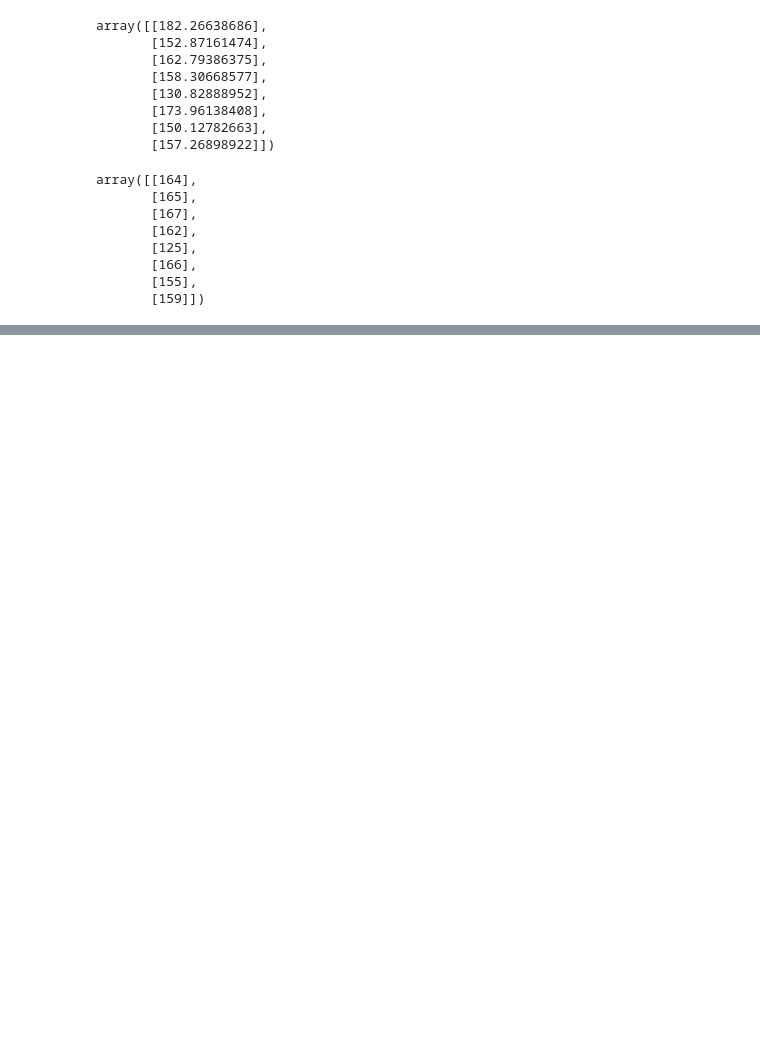
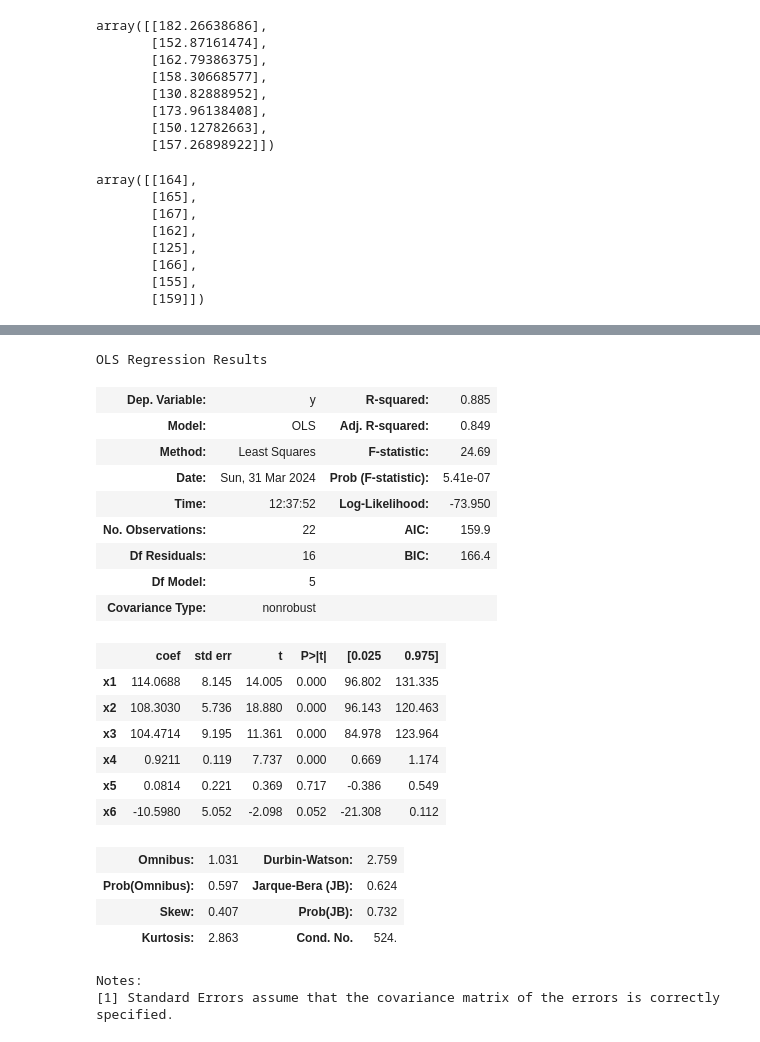
Before and after one commit to Efe-Eroglu/Machine-Learning-Tutorial, a Jupyter notebook: Label ve One Hot Encoder/Label&OneHotEncoder.ipynb, the cells around one changed output, grey strips where cells are left out. Saved outputs shown, nothing was run; the diff lists cells and outputs as text; code cells hidden in the pictures; blank space fills up the shorter version.

```diff
--- a/Label ve One Hot Encoder/Label&OneHotEncoder.ipynb
+++ b/Label ve One Hot Encoder/Label&OneHotEncoder.ipynb
@@ -417,0 +448,4 @@ array([[164],
+# %%
+X_l = veri.iloc[:,[0,1,2,3,4,5]].values
+X_l = np.array(X_l, dtype=float)
+model = sm.OLS(boy, X_l).fit()
@@ -417,0 +472,26 @@ array([[164],
+# %%
+model.summary()
+# %% [output]
+OLS Regression Results
+| Dep. Variable: | y | R-squared: | 0.885 |
+| Model: | OLS | Adj. R-squared: | 0.849 |
+| Method: | Least Squares | F-statistic: | 24.69 |
+| Date: | Sun, 31 Mar 2024 | Prob (F-statistic): | 5.41e-07 |
+| Time: | 12:37:52 | Log-Likelihood: | -73.950 |
+| No. Observations: | 22 | AIC: | 159.9 |
+| Df Residuals: | 16 | BIC: | 166.4 |
+| Df Model: | 5 |  |  |
+| Covariance Type: | nonrobust |  |  |
+|  | coef | std err | t | P>|t| | [0.025 | 0.975] |
+| x1 | 114.0688 | 8.145 | 14.005 | 0.000 | 96.802 | 131.335 |
+| x2 | 108.3030 | 5.736 | 18.880 | 0.000 | 96.143 | 120.463 |
+| x3 | 104.4714 | 9.195 | 11.361 | 0.000 | 84.978 | 123.964 |
+| x4 | 0.9211 | 0.119 | 7.737 | 0.000 | 0.669 | 1.174 |
+| x5 | 0.0814 | 0.221 | 0.369 | 0.717 | -0.386 | 0.549 |
+| x6 | -10.5980 | 5.052 | -2.098 | 0.052 | -21.308 | 0.112 |
+| Omnibus: | 1.031 | Durbin-Watson: | 2.759 |
+| Prob(Omnibus): | 0.597 | Jarque-Bera (JB): | 0.624 |
+| Skew: | 0.407 | Prob(JB): | 0.732 |
+| Kurtosis: | 2.863 | Cond. No. | 524. |
+Notes:
+[1] Standard Errors assume that the covariance matrix of the errors is correctly specified.
```
Also changed, not shown: parts of 11 cells of this notebook.
